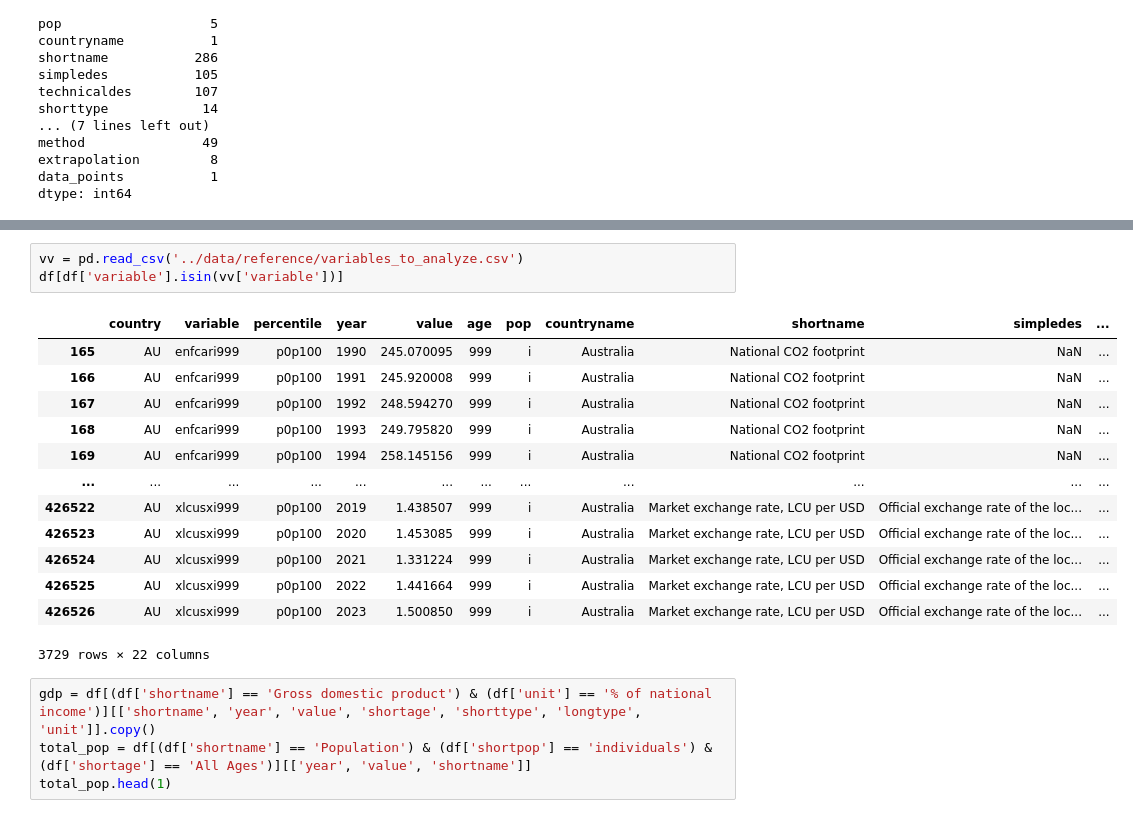
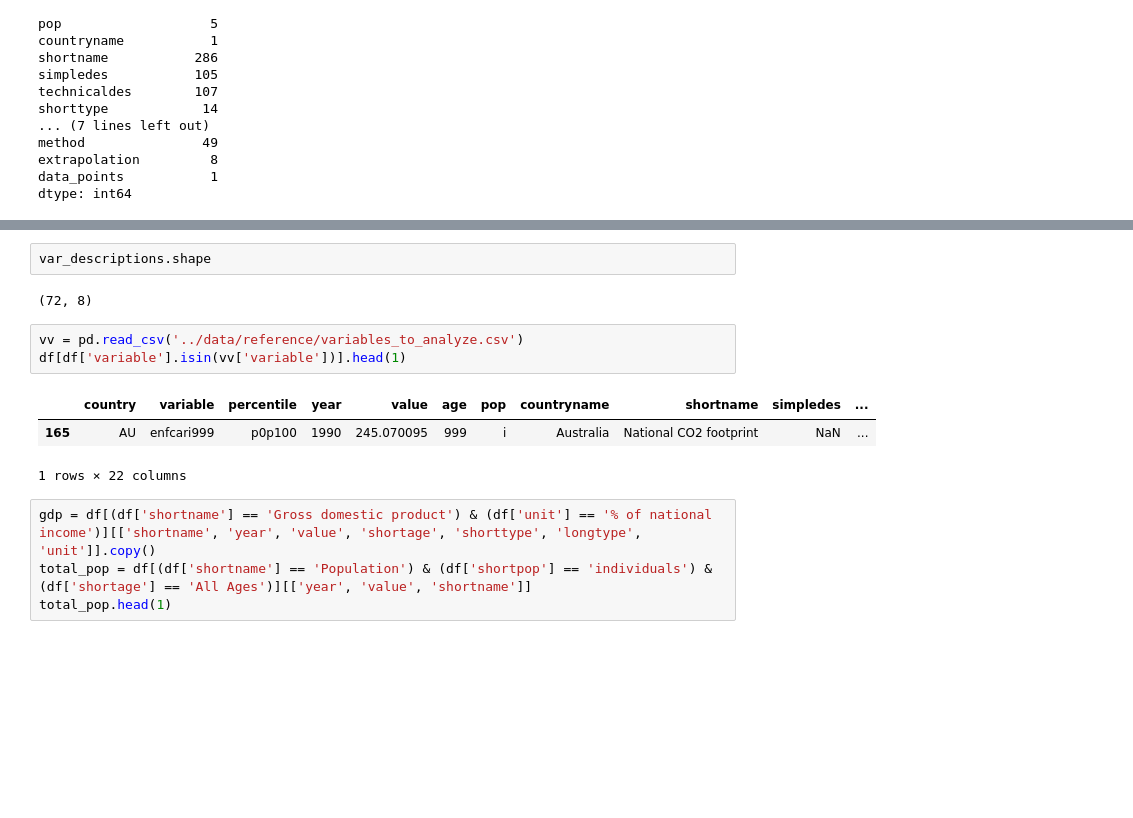
Before and after one commit to aldillon88/world-inequality-analysis, a Jupyter notebook: notebooks/initial-eda.ipynb, the cells around one changed output, grey strips where cells are left out. Saved outputs shown, nothing was run; the diff lists cells and outputs as text; blank space fills up the shorter version.

```diff
--- a/notebooks/data-cleaning.ipynb
+++ b/notebooks/initial-eda.ipynb
@@ -145,23 +145,17 @@ final_df = df[df['variable'].isin(vars)]
 final_df.shape
 # %% [output]
 (3729, 22)
+# %%
+var_descriptions.shape
+# %% [output]
+(72, 8)
 # %%
 vv = pd.read_csv('../data/reference/variables_to_analyze.csv')
-df[df['variable'].isin(vv['variable'])]
+df[df['variable'].isin(vv['variable'])].head(1)
 # %% [output]
 |  | country | variable | percentile | year | value | age | pop | countryname | shortname | simpledes | ... |
 | 165 | AU | enfcari999 | p0p100 | 1990 | 245.070095 | 999 | i | Australia | National CO2 footprint | NaN | ... |
-| 166 | AU | enfcari999 | p0p100 | 1991 | 245.920008 | 999 | i | Australia | National CO2 footprint | NaN | ... |
-| 167 | AU | enfcari999 | p0p100 | 1992 | 248.594270 | 999 | i | Australia | National CO2 footprint | NaN | ... |
-| 168 | AU | enfcari999 | p0p100 | 1993 | 249.795820 | 999 | i | Australia | National CO2 footprint | NaN | ... |
-| 169 | AU | enfcari999 | p0p100 | 1994 | 258.145156 | 999 | i | Australia | National CO2 footprint | NaN | ... |
-| ... | ... | ... | ... | ... | ... | ... | ... | ... | ... | ... | ... |
-| 426522 | AU | xlcusxi999 | p0p100 | 2019 | 1.438507 | 999 | i | Australia | Market exchange rate, LCU per USD | Official exchange rate of the loc... | ... |
-| 426523 | AU | xlcusxi999 | p0p100 | 2020 | 1.453085 | 999 | i | Australia | Market exchange rate, LCU per USD | Official exchange rate of the loc... | ... |
-| 426524 | AU | xlcusxi999 | p0p100 | 2021 | 1.331224 | 999 | i | Australia | Market exchange rate, LCU per USD | Official exchange rate of the loc... | ... |
-| 426525 | AU | xlcusxi999 | p0p100 | 2022 | 1.441664 | 999 | i | Australia | Market exchange rate, LCU per USD | Official exchange rate of the loc... | ... |
-| 426526 | AU | xlcusxi999 | p0p100 | 2023 | 1.500850 | 999 | i | Australia | Market exchange rate, LCU per USD | Official exchange rate of the loc... | ... |
-3729 rows × 22 columns
+1 rows × 22 columns
 # %%
 gdp = df[(df['shortname'] == 'Gross domestic product') & (df['unit'] == '% of national income')][['shortname', 'year', 'value', 'shortage', 'shorttype', 'longtype', 'unit']].copy()
 total_pop = df[(df['shortname'] == 'Population') & (df['shortpop'] == 'individuals') & (df['shortage'] == 'All Ages')][['year', 'value', 'shortname']]
```
Also changed, not shown: parts of 3 cells of this notebook, 2 other files.
